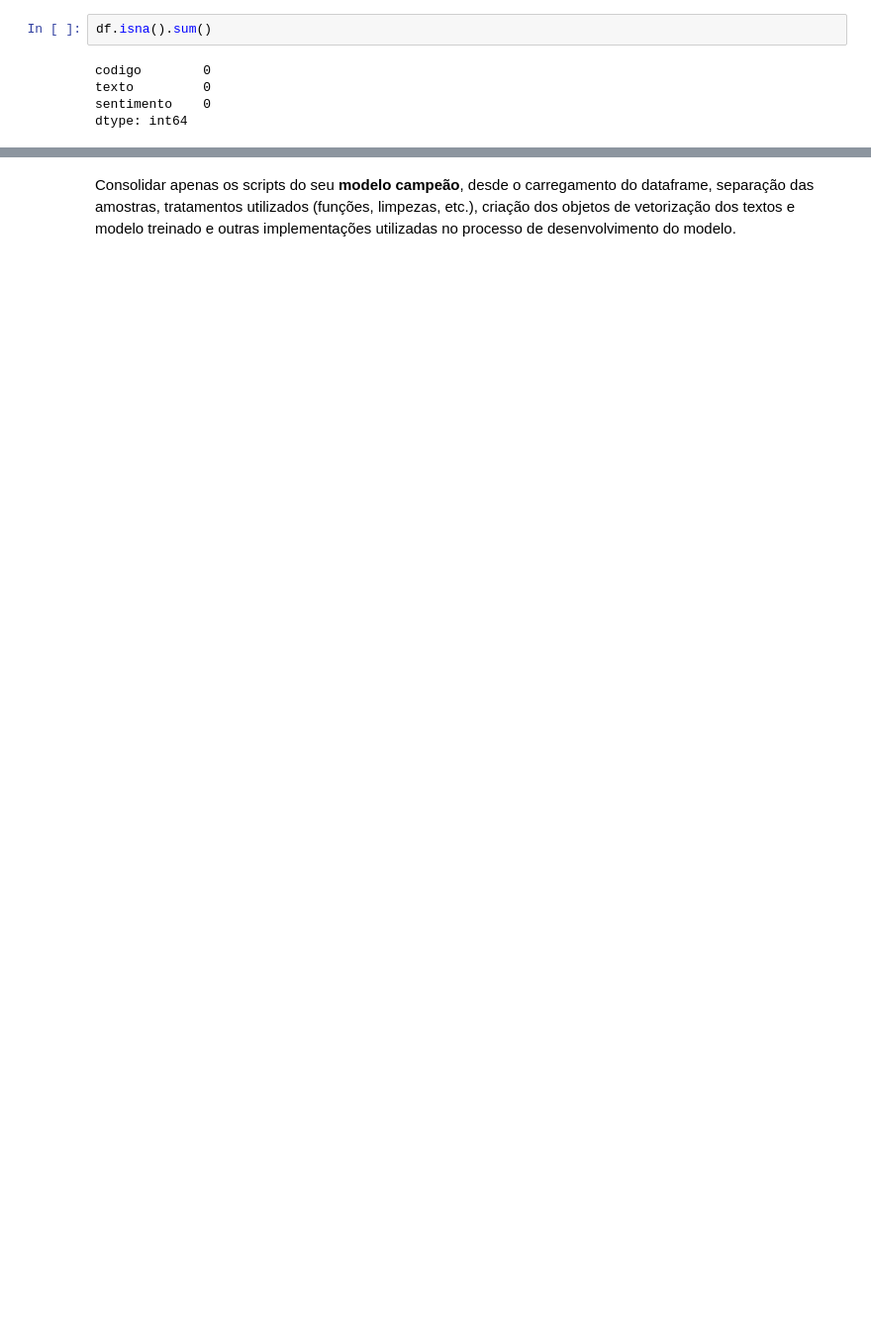
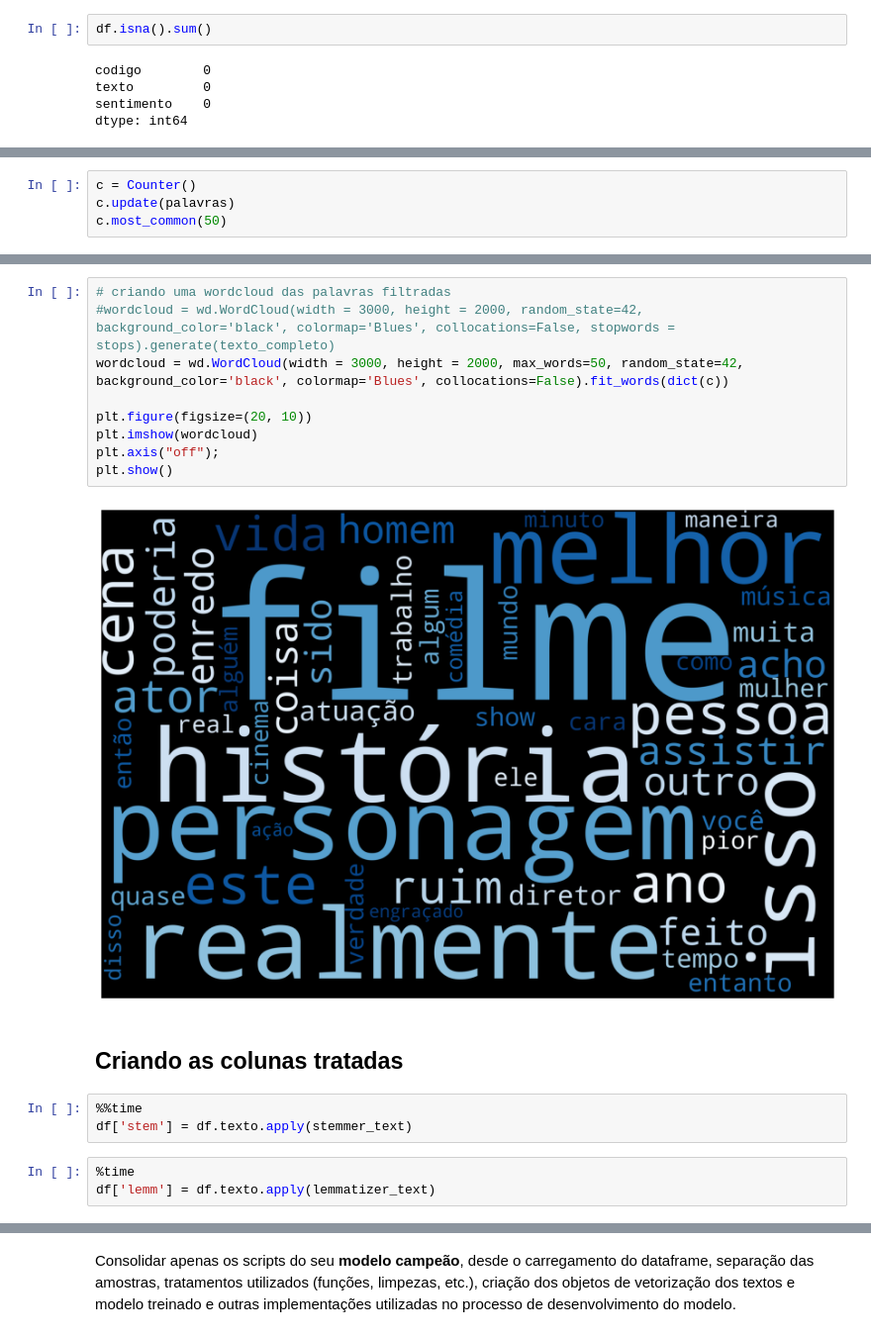
Before and after one commit to hgf777-br/trabalho-final---PLN, a Jupyter notebook: TrabalhoFinal_NLP.ipynb, the cells around one changed output, grey strips where cells are left out. Shown at 99% size. Cells and saved outputs as stored; diff of their text form; blank space fills up the shorter version.

```diff
--- a/TrabalhoFinal_NLP.ipynb
+++ b/TrabalhoFinal_NLP.ipynb
@@ -58,0 +267,4 @@ dtype: int64
+# %%
+c = Counter()
+c.update(palavras)
+c.most_common(50)
@@ -58,0 +289,19 @@ dtype: int64
+# %%
+# criando uma wordcloud das palavras filtradas
+#wordcloud = wd.WordCloud(width = 3000, height = 2000, random_state=42, background_color='black', colormap='Blues', collocations=False, stopwords = stops).generate(texto_completo)
+wordcloud = wd.WordCloud(width = 3000, height = 2000, max_words=50, random_state=42, background_color='black', colormap='Blues', collocations=False).fit_words(dict(c))
+
+plt.figure(figsize=(20, 10))
+plt.imshow(wordcloud)
+plt.axis("off");
+plt.show()
+# %% [output]
+[figure, added]
+# %% [markdown]
+## Criando as colunas tratadas
+# %%
+%%time
+df['stem'] = df.texto.apply(stemmer_text)
+# %%
+%time
+df['lemm'] = df.texto.apply(lemmatizer_text)
```
Also changed, not shown: parts of 47 cells of this notebook, 1 other file.
